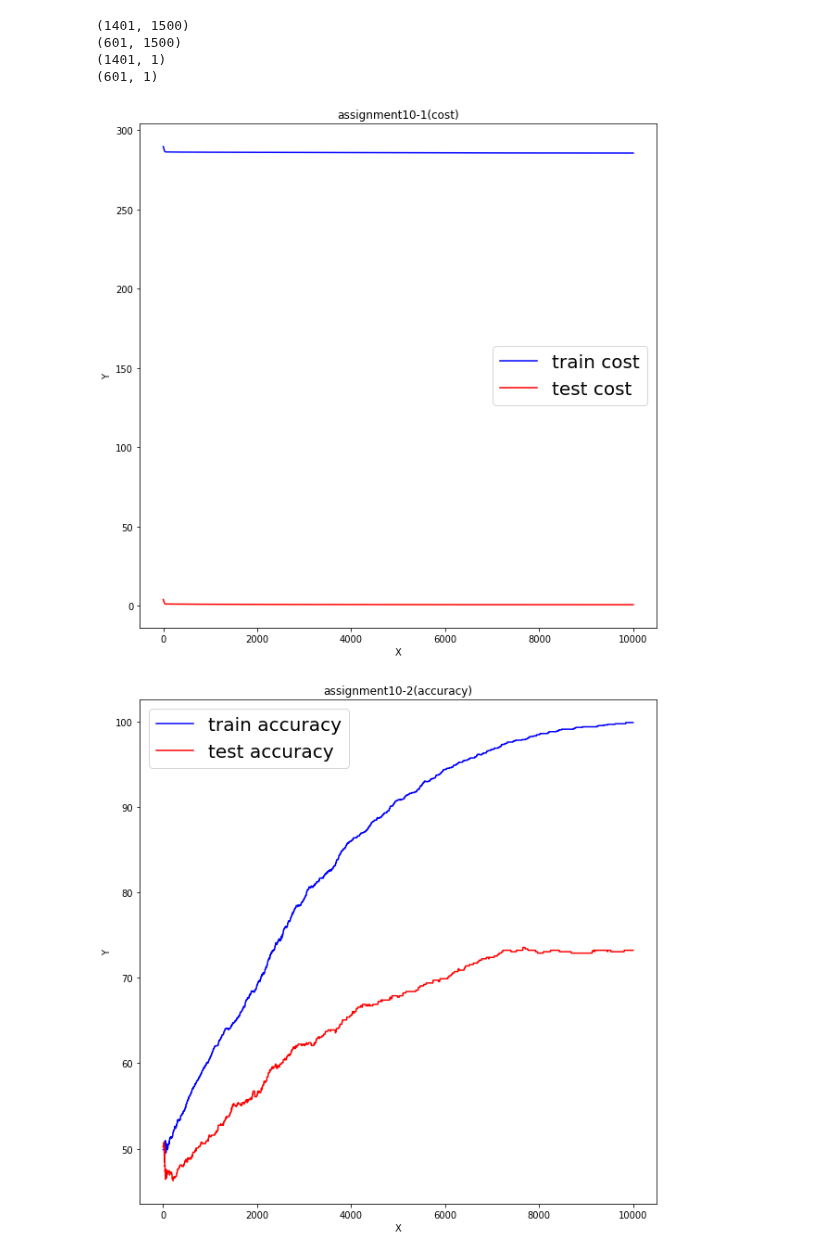
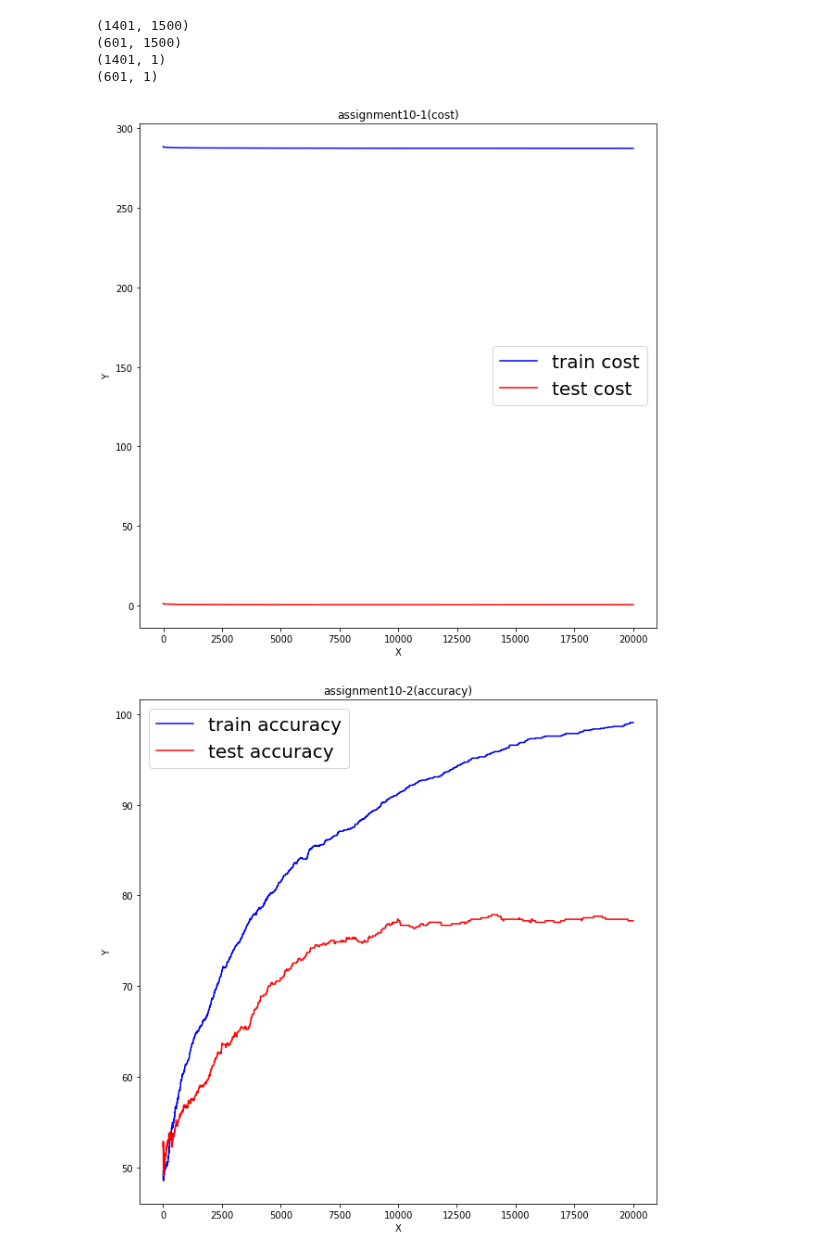
Before and after one commit to ChanWoongJeon/machinelearning, a Jupyter notebook: assignment11.ipynb, the cells around one changed output. Drawn from its saved outputs; the diff is of its cells as text; code cells hidden in the pictures.

Commit message:
Plot the quantitative results

```diff
--- a/assignment11.ipynb
+++ b/assignment11.ipynb
@@ -88,7 +88,7 @@ cost_test_ = []
 accuracy = []
 test_accuracy = []
 lambd = 2
-for i in range(10000):
+for i in range(20000):
     a=0
     b=0
     Z1 = np.dot(X_train,theta1)+bias1
@@ -97,11 +97,14 @@ for i in range(10000):
     A2 = 1/(1+np.exp(-Z2))
     Z3 = np.dot(A2,theta3)+bias3
     A3 = 1/(1+np.exp(-Z3))
-    Z1_test = np.dot(X_test,theta1)
+    bias1=bias1[0][:]
+    bias2=bias2[0][:]
+    bias3=bias3[0][:]
+    Z1_test = np.dot(X_test,theta1)+bias1
     A1_test = 1/(1+np.exp(-Z1_test))
-    Z2_test = np.dot(A1_test,theta2)
+    Z2_test = np.dot(A1_test,theta2)+bias2
     A2_test = 1/(1+np.exp(-Z2_test))
-    Z3_test = np.dot(A2_test,theta3)
+    Z3_test = np.dot(A2_test,theta3)+bias3
     A3_test = 1/(1+np.exp(-Z3_test))
     cost = (-y_train*np.log(A3)-(1-y_train)*np.log(1-A3)).sum()/len(X_train)+(np.sum(np.square(theta1))+np.sum(np.square(theta2))+np.sum(np.square(theta3)))*lambd/2/len(X_train)
     cost_.append(cost)
@@ -144,20 +147,20 @@ plt.figure(figsize=(10, 10))
 plt.title("assignment10-1(cost)")
 plt.xlabel('X')
 plt.ylabel('Y')
-plt.plot(range(10000),cost_,color='b')
-plt.plot(range(10000),cost_test_,color='r')
+plt.plot(range(20000),cost_,color='b')
+plt.plot(range(20000),cost_test_,color='r')
 plt.legend(['train cost','test cost'], prop={'size': 20})
 plt.show()
 # %% [output]
-[figure, old version]
+[figure, new version]
 # %%
 plt.figure(figsize=(10, 10))
 plt.title("assignment10-2(accuracy)")
 plt.xlabel('X')
 plt.ylabel('Y')
-plt.plot(range(10000),accuracy,color='b')
-plt.plot(range(10000),test_accuracy,color='r')
+plt.plot(range(20000),accuracy,color='b')
+plt.plot(range(20000),test_accuracy,color='r')
 plt.legend(['train accuracy','test accuracy'], prop={'size': 20})
 plt.show()
 # %% [output]
-[figure, old version]
+[figure, new version]
```
Also changed, not shown: parts of 3 cells of this notebook.
